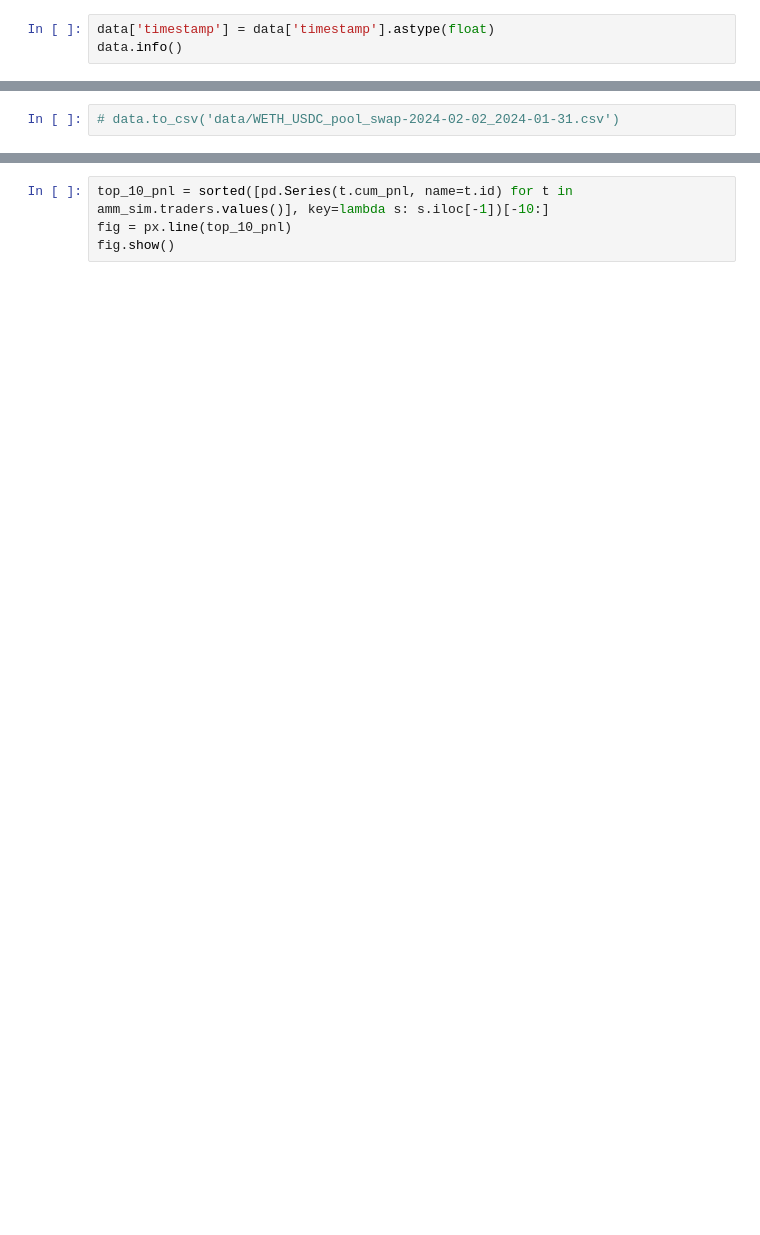
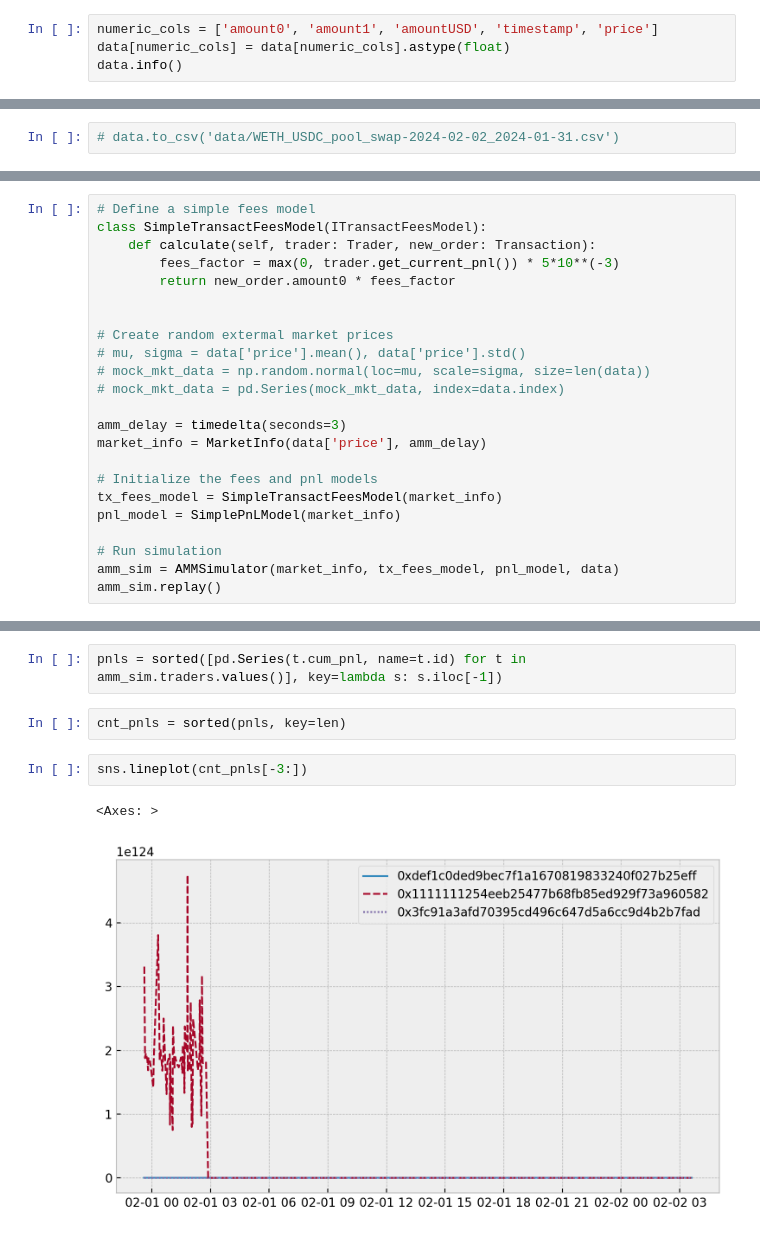
Before and after one commit to Armand-Morin/afp-berkeley-dynamic-fee-defi-amm, a Jupyter notebook: backtest/backtest.ipynb, the cells around one changed output, grey strips where cells are left out. Cells and saved outputs as stored; diff of their text form; blank space fills up the shorter version.

```diff
--- a/backtest/backtest.ipynb
+++ b/backtest/backtest.ipynb
@@ -15,5 +37,6 @@ len(data['recipient'].unique())
 # %%
-data['timestamp'] = data['timestamp'].astype(float)
+numeric_cols = ['amount0', 'amount1', 'amountUSD', 'timestamp', 'price']
+data[numeric_cols] = data[numeric_cols].astype(float)
 data.info()
 # %% [output]
 <class 'pandas.core.frame.DataFrame'>
@@ -189,0 +176,23 @@ Processing trader 0xfed97ecc13c740666cbc59679a38b7b8f574df78
+# %%
+# Define a simple fees model
+class SimpleTransactFeesModel(ITransactFeesModel):
+    def calculate(self, trader: Trader, new_order: Transaction):
+        fees_factor = max(0, trader.get_current_pnl()) * 5*10**(-3)
+        return new_order.amount0 * fees_factor
+
+
+# Create random extermal market prices
+# mu, sigma = data['price'].mean(), data['price'].std()
+# mock_mkt_data = np.random.normal(loc=mu, scale=sigma, size=len(data))
+# mock_mkt_data = pd.Series(mock_mkt_data, index=data.index)
+
+amm_delay = timedelta(seconds=3)
+market_info = MarketInfo(data['price'], amm_delay)
+
+# Initialize the fees and pnl models
+tx_fees_model = SimpleTransactFeesModel(market_info)
+pnl_model = SimplePnLModel(market_info)
+
+# Run simulation
+amm_sim = AMMSimulator(market_info, tx_fees_model, pnl_model, data)
+amm_sim.replay()
@@ -190,4 +260,9 @@ Processing trader 0xfed97ecc13c740666cbc59679a38b7b8f574df78
 # %%
-top_10_pnl = sorted([pd.Series(t.cum_pnl, name=t.id) for t in amm_sim.traders.values()], key=lambda s: s.iloc[-1])[-10:]
-fig = px.line(top_10_pnl)
-fig.show()
+pnls = sorted([pd.Series(t.cum_pnl, name=t.id) for t in amm_sim.traders.values()], key=lambda s: s.iloc[-1])
+# %%
+cnt_pnls = sorted(pnls, key=len)
+# %%
+sns.lineplot(cnt_pnls[-3:])
+# %% [output]
+<Axes: >
+[figure, added]
```
Also changed, not shown: parts of 10 cells of this notebook, 1 other file.
